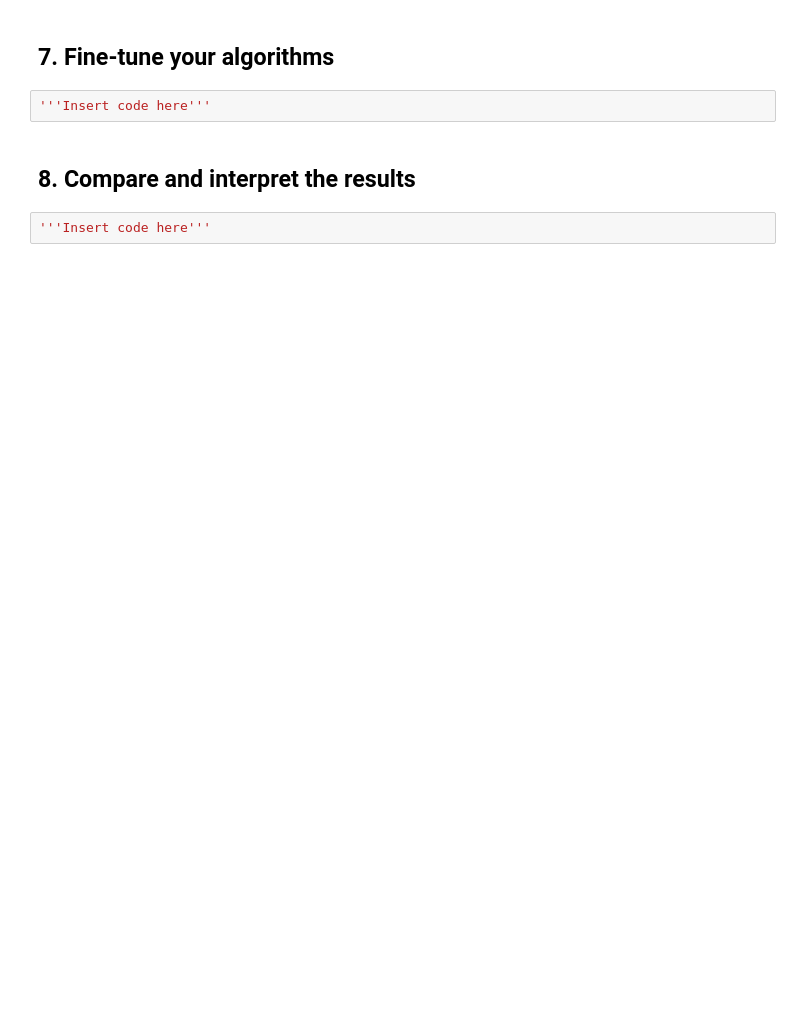
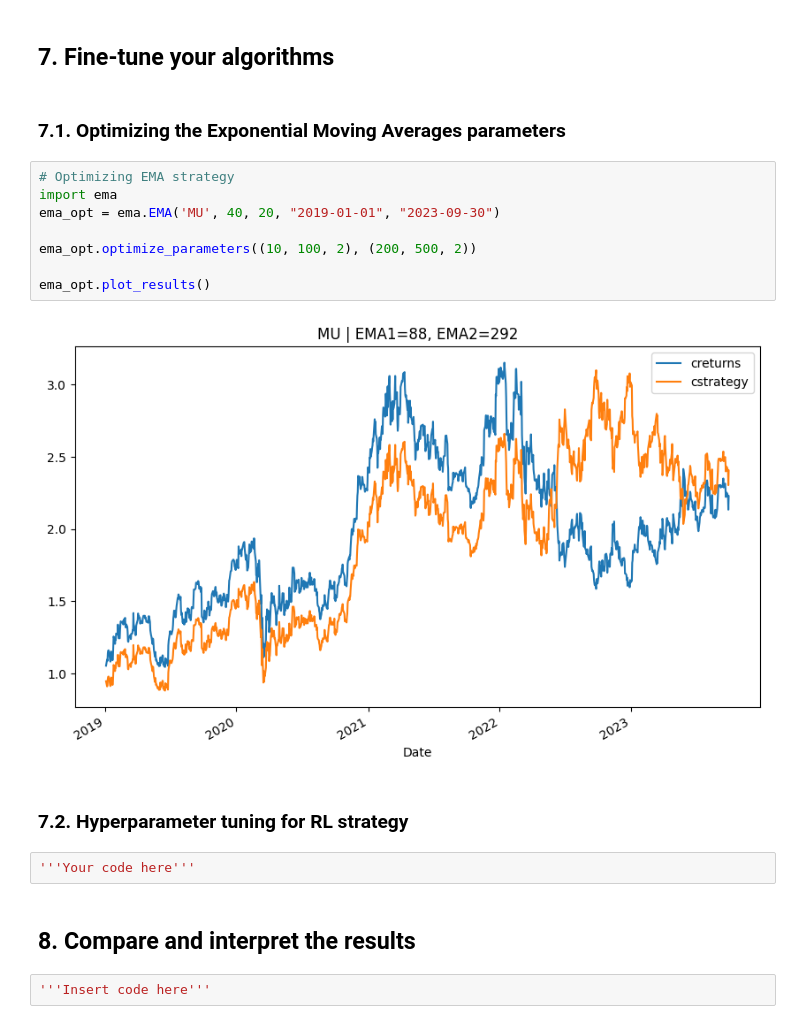
Before and after one commit to TomasCarvalho21/OEODProject, a Jupyter notebook: main.ipynb, the cells around one changed output. Cells and saved outputs as stored; diff of their text form; blank space fills up the shorter version.

```diff
--- a/main.ipynb
+++ b/main.ipynb
@@ -336,7 +228,21 @@ Strategy Visualization
 # %% [markdown]
 ## 7. Fine-tune your algorithms
+# %% [markdown]
+### 7.1. Optimizing the Exponential Moving Averages parameters
+# %%
+# Optimizing EMA strategy
+import ema
+ema_opt = ema.EMA('MU', 40, 20, "2019-01-01", "2023-09-30")
+
+ema_opt.optimize_parameters((10, 100, 2), (200, 500, 2))
+
+ema_opt.plot_results()
+# %% [output]
+[figure, added]
+# %% [markdown]
+### 7.2. Hyperparameter tuning for RL strategy
 # %%
-'''Insert code here'''
+'''Your code here'''
 # %% [markdown]
 ## 8. Compare and interpret the results
 # %%
```
Also changed, not shown: parts of 10 cells of this notebook, 1 other file.
